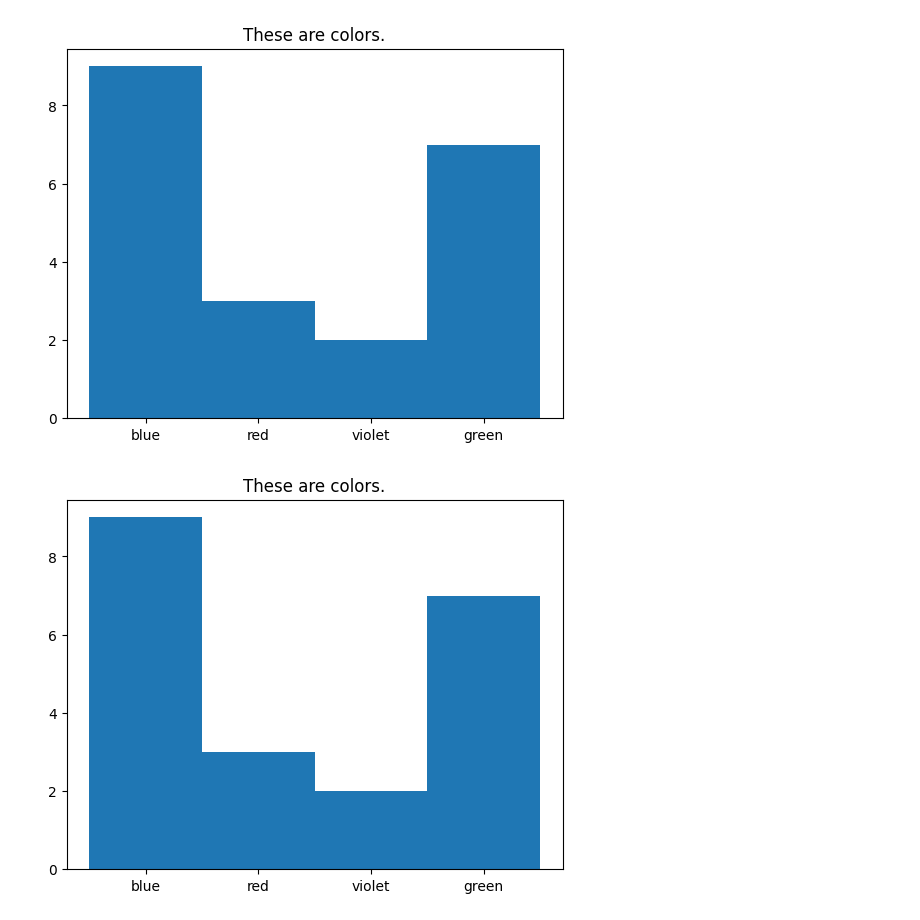
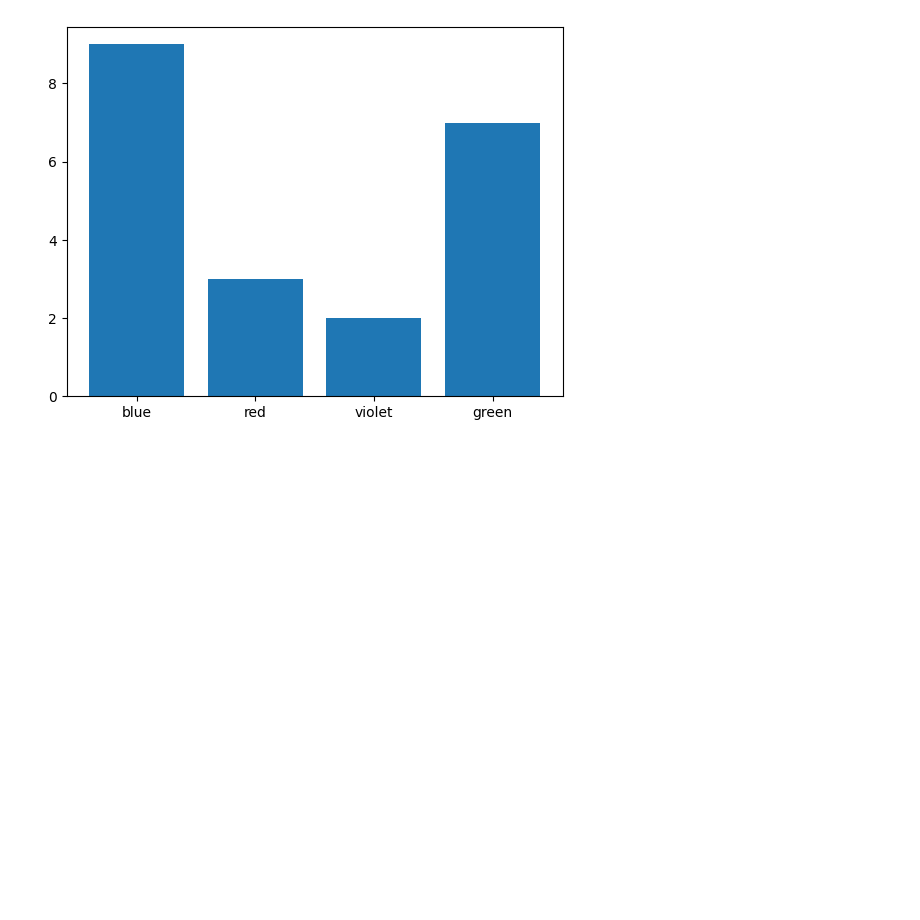
Before and after one commit to brianhempel/plottery, a Jupyter notebook: src/snp.ipynb, the cells around one changed output. Saved outputs shown, nothing was run; the diff lists cells and outputs as text; code cells hidden in the pictures; blank space fills up the shorter version.

```diff
--- a/src/snp.ipynb
+++ b/src/snp.ipynb
@@ -8,14 +8,12 @@ execfile("snp.py")
 # %%
 plt.ioff() # Someday I will figure out how to supress the extra plot
 fig, ax = plt.subplots()
 
 colors = ["blue", "red", "violet", "green"]
 counts = [9, 3, 2, 7]
 
-ax.bar(colors, counts, width=0.88)
-ax.set_title("These are colors.")
+ax.bar(colors, counts)
 
 SNP(fig, locals(), cell_lineno, provenance_is_off_by_n_lines, notebook_code_through_cell, user_names=set(re.compile(r'\b').split(cell_code)))
 # %% [output]
-[figure, old version]
+[figure, new version]
-[figure, removed]
```
Also changed, not shown: 33 other files.
